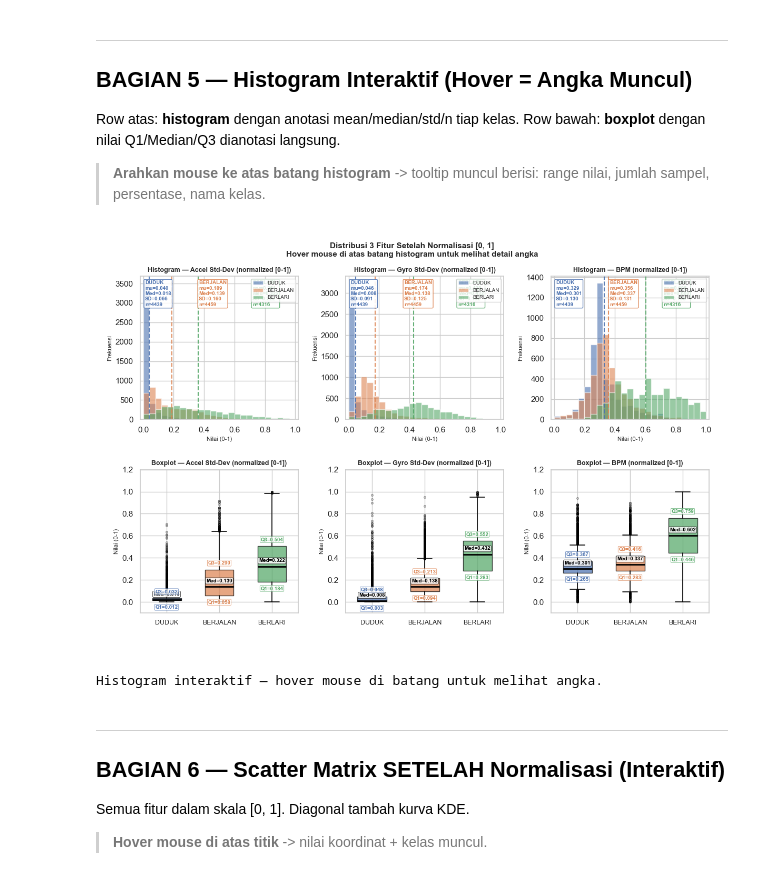
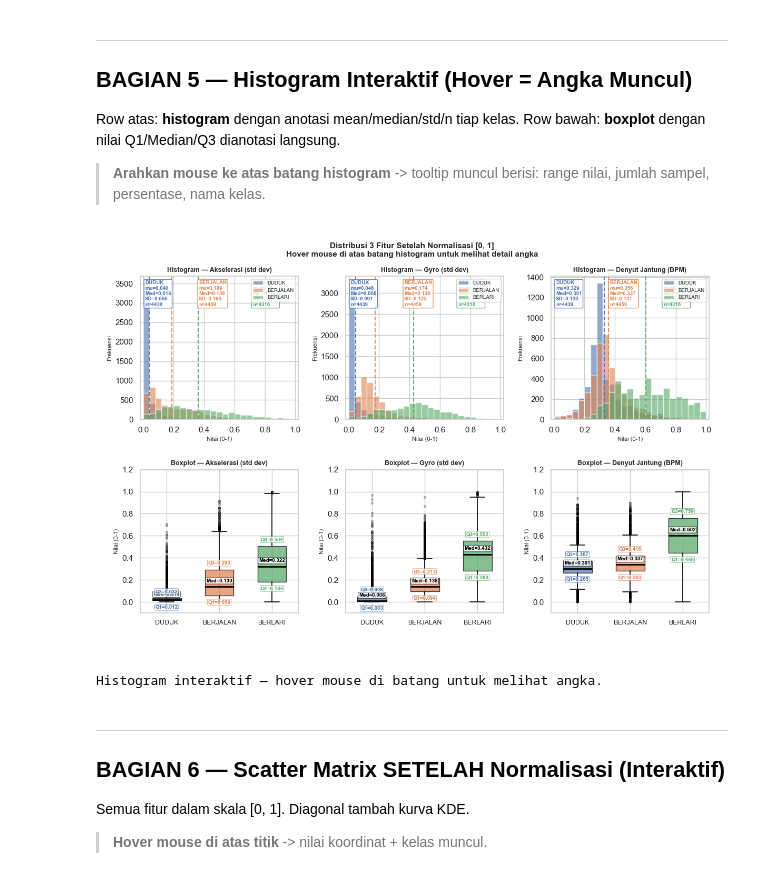
Before and after one commit to Dims2004/iot_activity, a Jupyter notebook: notebooks/01_eksplorasi_data.ipynb, the cells around one changed output. Cells and saved outputs as stored; diff of their text form; code cells hidden in the pictures.

```diff
--- a/notebooks/01_eksplorasi_data.ipynb
+++ b/notebooks/01_eksplorasi_data.ipynb
@@ -654,6 +654,21 @@ Row bawah: **boxplot** dengan nilai Q1/Median/Q3 dianotasi langsung.
 > **Arahkan mouse ke atas batang histogram** -> tooltip muncul berisi:
 > range nilai, jumlah sampel, persentase, nama kelas.
 # %%
+FEATURES = ['accel_stddev', 'gyro_stddev', 'bpm_filled']
+CLASSES  = ['DUDUK', 'BERJALAN', 'BERLARI']
+TARGET   = 'activity'
+
+# 2. Warna untuk setiap kelas (cocokkan dengan yang Anda gunakan)
+COLORS = ['#4C72B0', '#DD8452', '#55A868']   # biru, oranye, hijau
+
+# 3. Label fitur untuk tampilan histogram (menggantikan FEAT_LABELS_NORM)
+FEAT_LABELS_NORM = {
+    'accel_stddev': 'Akselerasi (std dev)',
+    'gyro_stddev': 'Gyro (std dev)',
+    'bpm_filled': 'Denyut Jantung (BPM)'
+}
+
+
 # ── Perbaikan: ukuran figure lebih kecil (12x8) dengan margin rapat ─
 fig_hist, axes_hist = plt.subplots(2, 3, figsize=(12, 8))
 fig_hist.subplots_adjust(top=0.90, bottom=0.10, left=0.07, right=0.97,
@@ -794,34 +809,34 @@ def _on_hover_hist(event):
             y_frac = (top_y - ylim[0]) / (ylim[1] - ylim[0])
             if y_frac > 0.75:
                 yt = -55
             ann = ax_cur.annotate(
                 f'Kelas  : {cls}\n'
                 f'Range  : [{b_lo:.3f}, {b_hi:.3f}]\n'
                 f'Jumlah : {cnt} sampel\n'
                 f'Persen : {pct:.2f}%',
                 xy=(mid_x, top_y),
                 xytext=(xt, yt), textcoords='offset points',
                 fontsize=8, fontweight='bold',
                 bbox=dict(boxstyle='round,pad=0.4', fc='#FFFDE7',
                           ec='#FF8C00', alpha=0.96, lw=1.2),
                 arrowprops=dict(arrowstyle='->', color='#FF8C00', lw=1.0),
                 annotation_clip=False,
                 zorder=10
             )
             _tip_hist[id(ax_cur)] = ann
             fig_hist.canvas.draw_idle()
             hit = True
             break
     if not hit:
         fig_hist.canvas.draw_idle()
 
 fig_hist.canvas.mpl_connect('motion_notify_event', _on_hover_hist)
 
 plt.savefig('../data/processed/06_histogram_interaktif.png', dpi=150, bbox_inches='tight')
 plt.show()
 print('Histogram interaktif — hover mouse di batang untuk melihat angka.')
 # %% [output]
-[figure, old version]
+[figure, new version]
 Histogram interaktif — hover mouse di batang untuk melihat angka.
 # %% [markdown]
 ---
```
Also changed, not shown: parts of 1 cell of this notebook.
